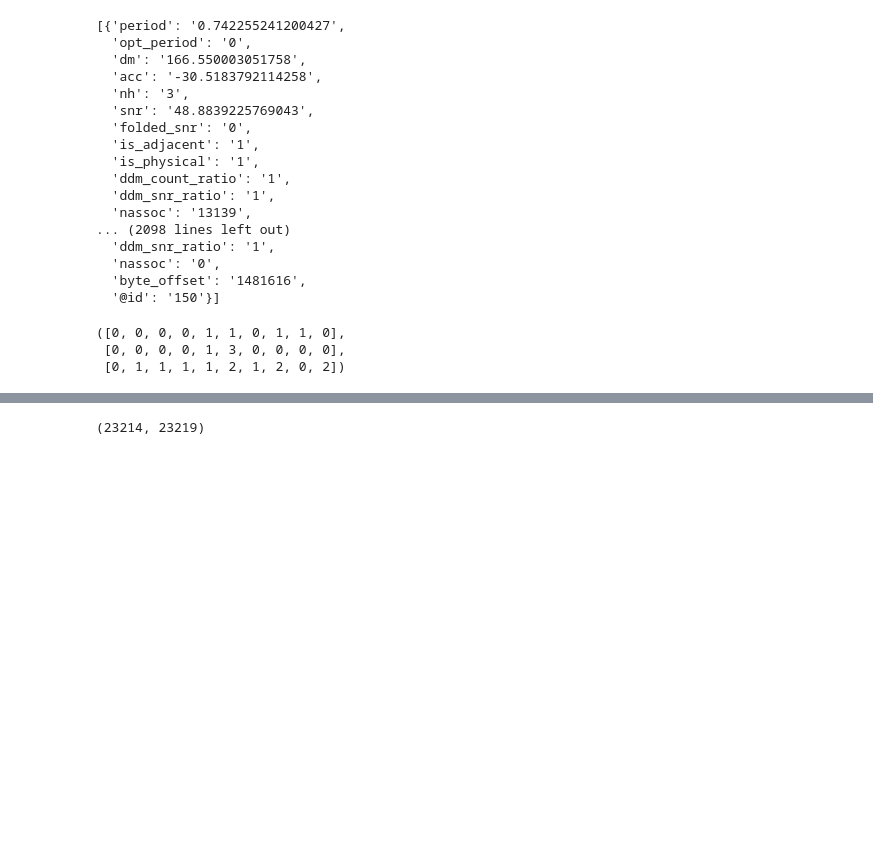
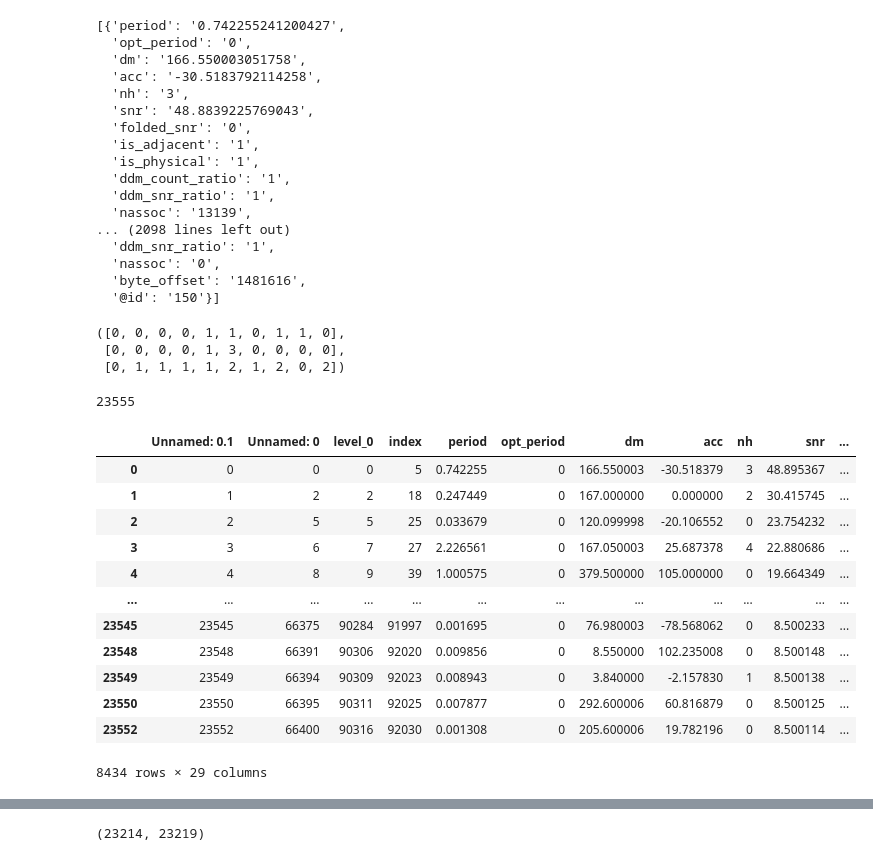
Before and after one commit to erc-compact/inception, a Jupyter notebook: offline_injector_nextflow/tester.ipynb, the cells around one changed output, grey strips where cells are left out. Cells and saved outputs as stored; diff of their text form; code cells hidden in the pictures; blank space fills up the shorter version.

```diff
--- a/offline_injector_nextflow/tester.ipynb
+++ b/offline_injector_nextflow/tester.ipynb
@@ -414,0 +546,33 @@ import matplotlib.pyplot as plt
+# %%
+cands = cands.sort_values(by='snr', ascending=False)
+len(cands)
+# %% [output]
+23555
+# %%
+max_cands = 100
+# %%
+beams = cands['beam_id'].unique()
+beam_counts = np.zeros_like(beams)
+# %%
+keep_cands = []
+for i, cand in cands.iterrows():
+    beam_index = np.where(beams == cand['beam_id'])[0]
+    if beam_counts[beam_index] != max_cands:
+        keep_cands.append(i)
+        beam_counts[beam_index] += 1
+# %%
+cands.iloc[keep_cands]
+# %% [output]
+|  | Unnamed: 0.1 | Unnamed: 0 | level_0 | index | period | opt_period | dm | acc | nh | snr | ... |
+| 0 | 0 | 0 | 0 | 5 | 0.742255 | 0 | 166.550003 | -30.518379 | 3 | 48.895367 | ... |
+| 1 | 1 | 2 | 2 | 18 | 0.247449 | 0 | 167.000000 | 0.000000 | 2 | 30.415745 | ... |
+| 2 | 2 | 5 | 5 | 25 | 0.033679 | 0 | 120.099998 | -20.106552 | 0 | 23.754232 | ... |
+| 3 | 3 | 6 | 7 | 27 | 2.226561 | 0 | 167.050003 | 25.687378 | 4 | 22.880686 | ... |
+| 4 | 4 | 8 | 9 | 39 | 1.000575 | 0 | 379.500000 | 105.000000 | 0 | 19.664349 | ... |
+| ... | ... | ... | ... | ... | ... | ... | ... | ... | ... | ... | ... |
+| 23545 | 23545 | 66375 | 90284 | 91997 | 0.001695 | 0 | 76.980003 | -78.568062 | 0 | 8.500233 | ... |
+| 23548 | 23548 | 66391 | 90306 | 92020 | 0.009856 | 0 | 8.550000 | 102.235008 | 0 | 8.500148 | ... |
+| 23549 | 23549 | 66394 | 90309 | 92023 | 0.008943 | 0 | 3.840000 | -2.157830 | 1 | 8.500138 | ... |
+| 23550 | 23550 | 66395 | 90311 | 92025 | 0.007877 | 0 | 292.600006 | 60.816879 | 0 | 8.500125 | ... |
+| 23552 | 23552 | 66400 | 90316 | 92030 | 0.001308 | 0 | 205.600006 | 19.782196 | 0 | 8.500114 | ... |
+8434 rows × 29 columns
```
Also changed, not shown: parts of 36 cells of this notebook, 27 other files.
